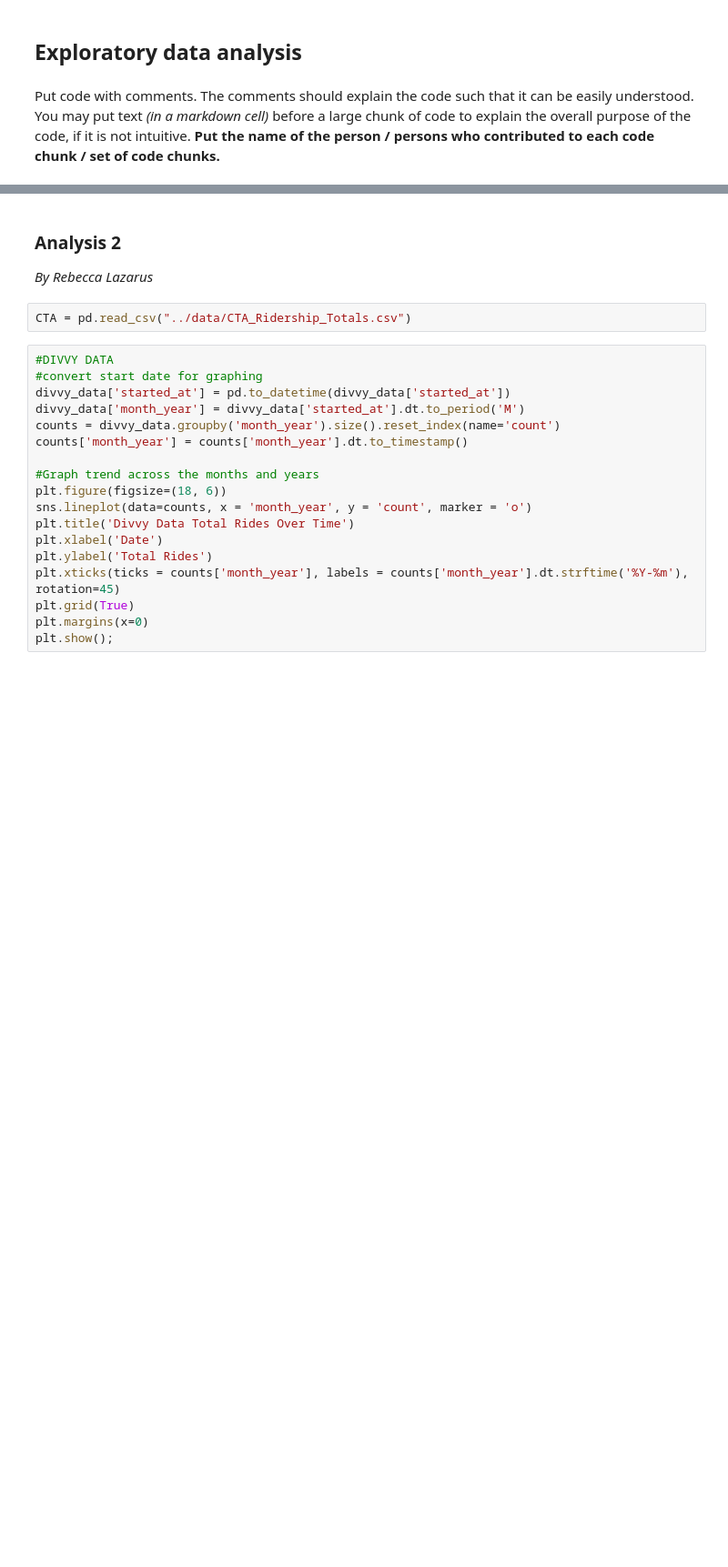
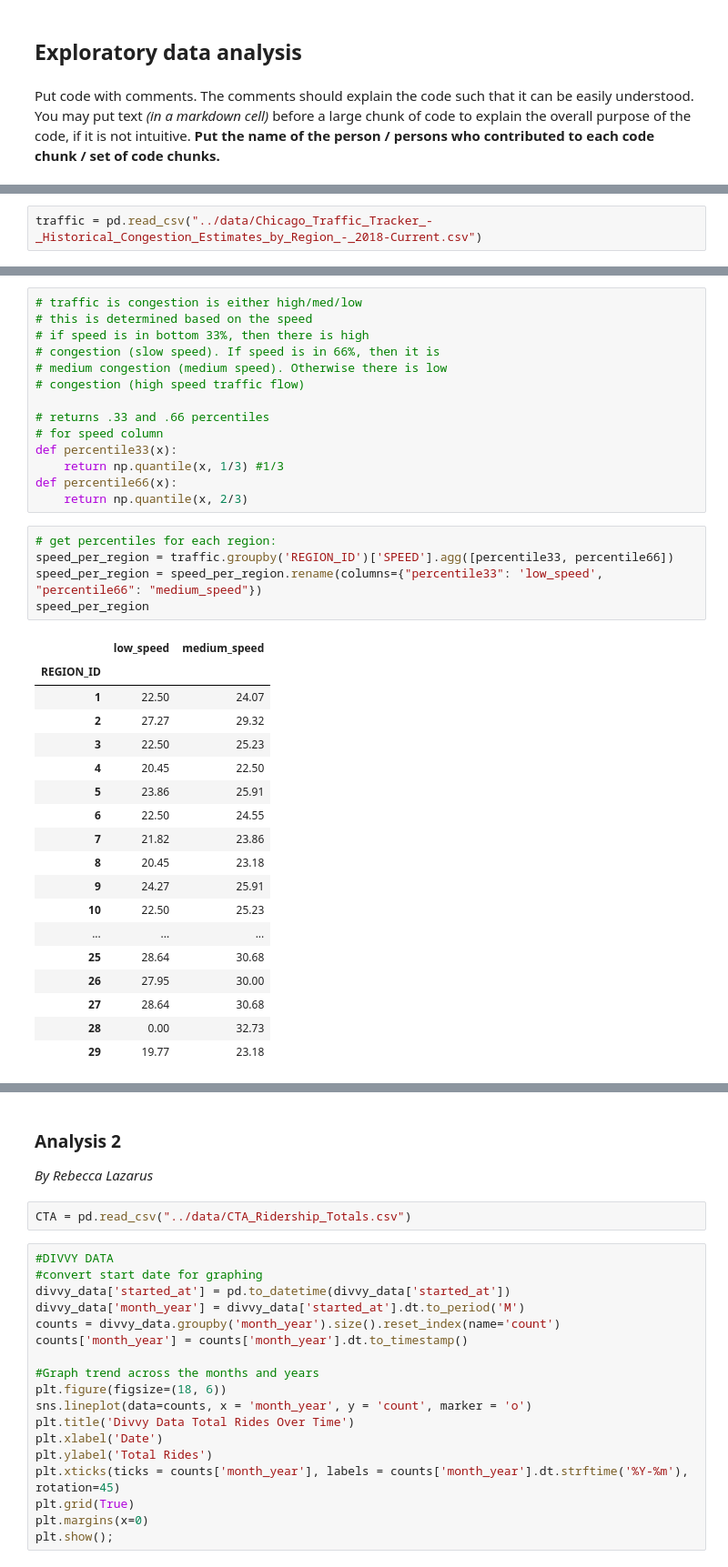
Before and after one commit to JonasGoldberg18/STAT303_Final_Project, a Jupyter notebook: Project Code Template.ipynb, the cells around one changed output, grey strips where cells are left out. Shown at 91% size. Saved outputs shown, nothing was run; the diff lists cells and outputs as text; blank space fills up the shorter version.

```diff
--- a/Project Code Template.ipynb
+++ b/Project Code Template.ipynb
@@ -432,0 +444,2 @@ Put code with comments. The comments should explain the code such that it can be
+# %%
+traffic = pd.read_csv("../data/Chicago_Traffic_Tracker_-_Historical_Congestion_Estimates_by_Region_-_2018-Current.csv")
@@ -432,0 +495,38 @@ Put code with comments. The comments should explain the code such that it can be
+# %%
+# traffic is congestion is either high/med/low
+# this is determined based on the speed
+# if speed is in bottom 33%, then there is high
+# congestion (slow speed). If speed is in 66%, then it is
+# medium congestion (medium speed). Otherwise there is low
+# congestion (high speed traffic flow)
+
+# returns .33 and .66 percentiles
+# for speed column
+def percentile33(x):
+    return np.quantile(x, 1/3) #1/3
+def percentile66(x):
+    return np.quantile(x, 2/3)
+# %%
+# get percentiles for each region:
+speed_per_region = traffic.groupby('REGION_ID')['SPEED'].agg([percentile33, percentile66])
+speed_per_region = speed_per_region.rename(columns={"percentile33": 'low_speed', "percentile66": "medium_speed"})
+speed_per_region
+# %% [output]
+|  | low_speed | medium_speed |
+| REGION_ID |  |  |
+| 1 | 22.50 | 24.07 |
+| 2 | 27.27 | 29.32 |
+| 3 | 22.50 | 25.23 |
+| 4 | 20.45 | 22.50 |
+| 5 | 23.86 | 25.91 |
+| 6 | 22.50 | 24.55 |
+| 7 | 21.82 | 23.86 |
+| 8 | 20.45 | 23.18 |
+| 9 | 24.27 | 25.91 |
+| 10 | 22.50 | 25.23 |
+| ... | ... | ... |
+| 25 | 28.64 | 30.68 |
+| 26 | 27.95 | 30.00 |
+| 27 | 28.64 | 30.68 |
+| 28 | 0.00 | 32.73 |
+| 29 | 19.77 | 23.18 |
```
Also changed, not shown: parts of 17 cells of this notebook.
